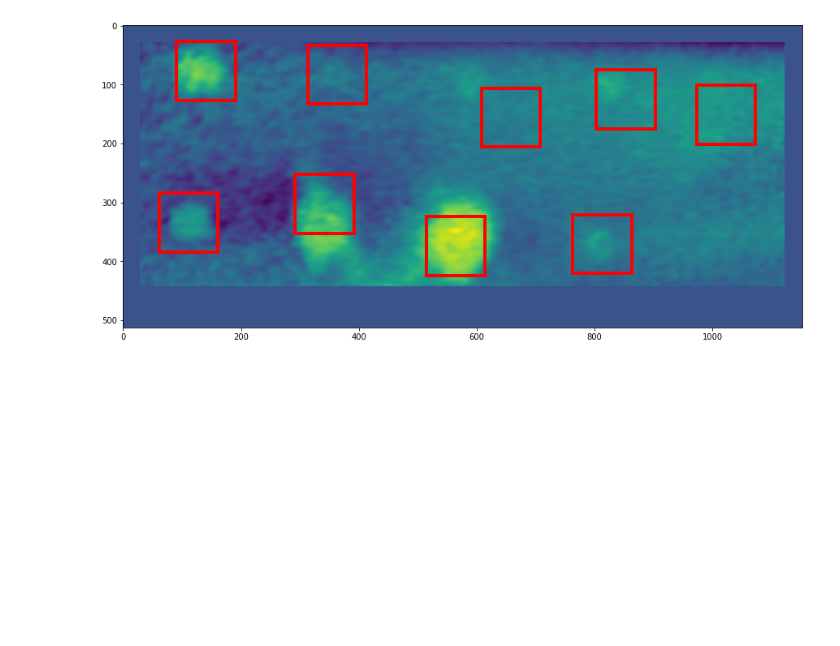
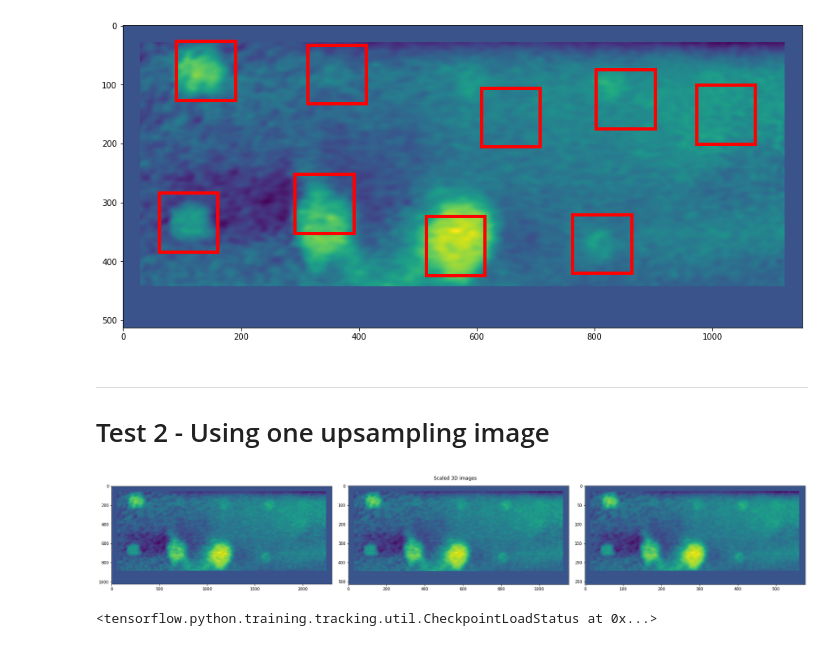
Before and after one commit to juanpb27/ssl_objects_detection, a Jupyter notebook: notebooks/Automated_3D_OD_Method.ipynb, the cells around one changed output. Saved outputs shown, nothing was run; the diff lists cells and outputs as text; code cells hidden in the pictures; blank space fills up the shorter version.

Commit message:
Test method with one upsampled image

```diff
--- a/notebooks/Automated_3D_OD_Method.ipynb
+++ b/notebooks/Automated_3D_OD_Method.ipynb
@@ -218,7 +220,7 @@ class Detector():
     return boxes[pick].astype("int")
 
 
-  def apply_nms(self, list_bounds, overlapThresh=0.3):
+  def apply_nms(self, image, list_bounds, overlapThresh=0.3):
     all_bounds = [bounds.tolist() for bounds in list_bounds]
     final_bounds = []
 
@@ -228,7 +230,7 @@ class Detector():
     final_bounds = np.array(final_bounds)
     final_detections = self.NMSupression(final_bounds,
                                          overlapThresh=overlapThresh)
-    self.plot_results(test_image, final_detections)
+    self.plot_results(image, final_detections)
 
     return final_detections
 
@@ -337,2 +339,22 @@ final_detections = detector.apply_nms(bounds)
 # %% [output]
 [figure]
+# %% [markdown]
+--------------------------------
+# Test 2 - Using one upsampling image
+# %%
+up_detector = Detector(wide=wide,
+                    scales = [1, 2, 4], # [0.5, 1, 2]
+                    downsample=downsample)
+# %%
+dataset = data['Spz_pyr'][0]
+# %%
+upsampled_dataset = list(map(lambda x : cv2.resize(x, (0, 0), fx=2, fy=2), dataset))
+# %%
+up_input_set = up_detector.load_images(upsampled_dataset)
+# %% [output]
+[figure, added]
+# %%
+up_detector.model = dt.models.LodeSTAR(input_shape=(None, None, 1))
+up_detector.model.load_weights('/content/drive/MyDrive/Investigacion/Model/checkpoints/my_checkpoint')
+# %% [output]
+<tensorflow.python.training.tracking.util.CheckpointLoadStatus at 0x...>
```
Also changed, not shown: parts of 8 cells of this notebook.
